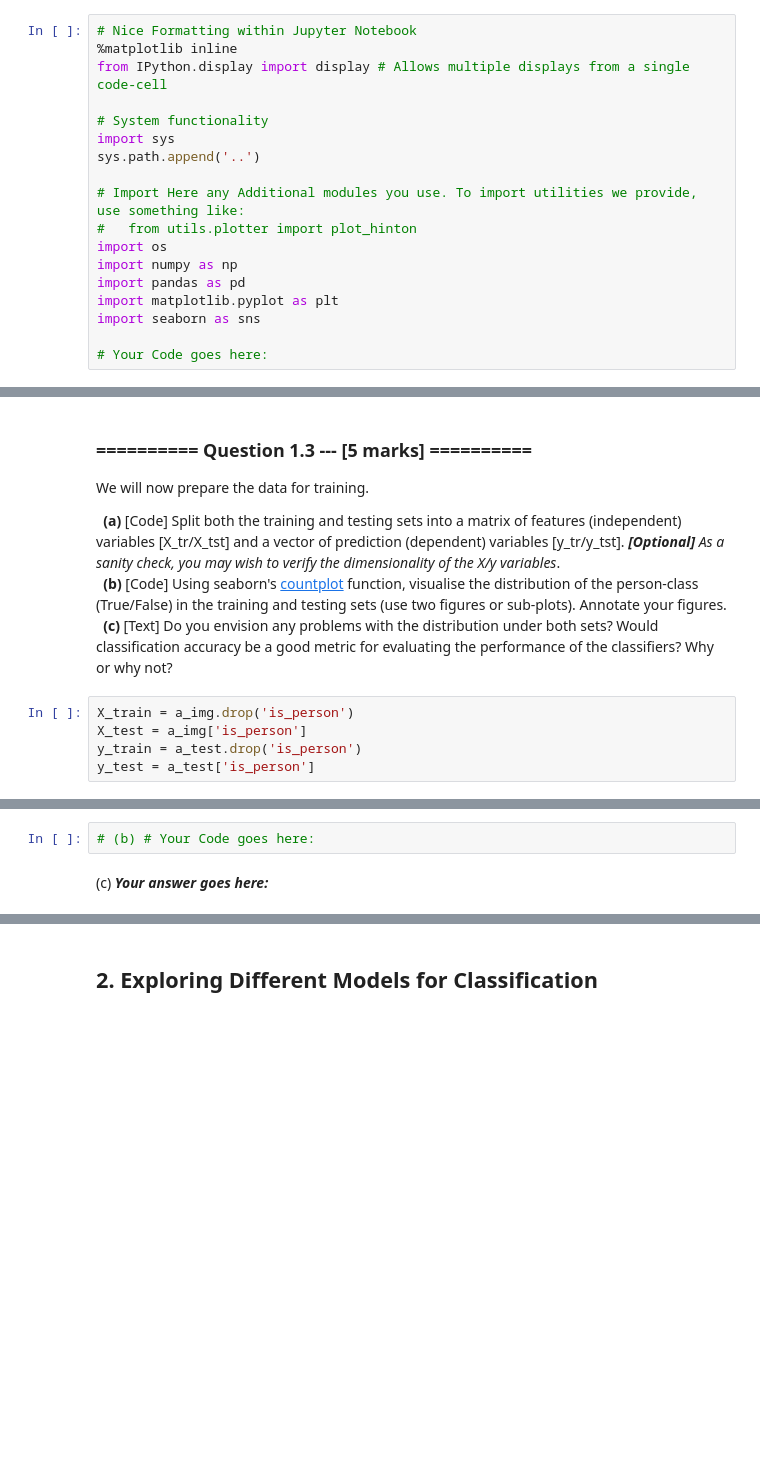
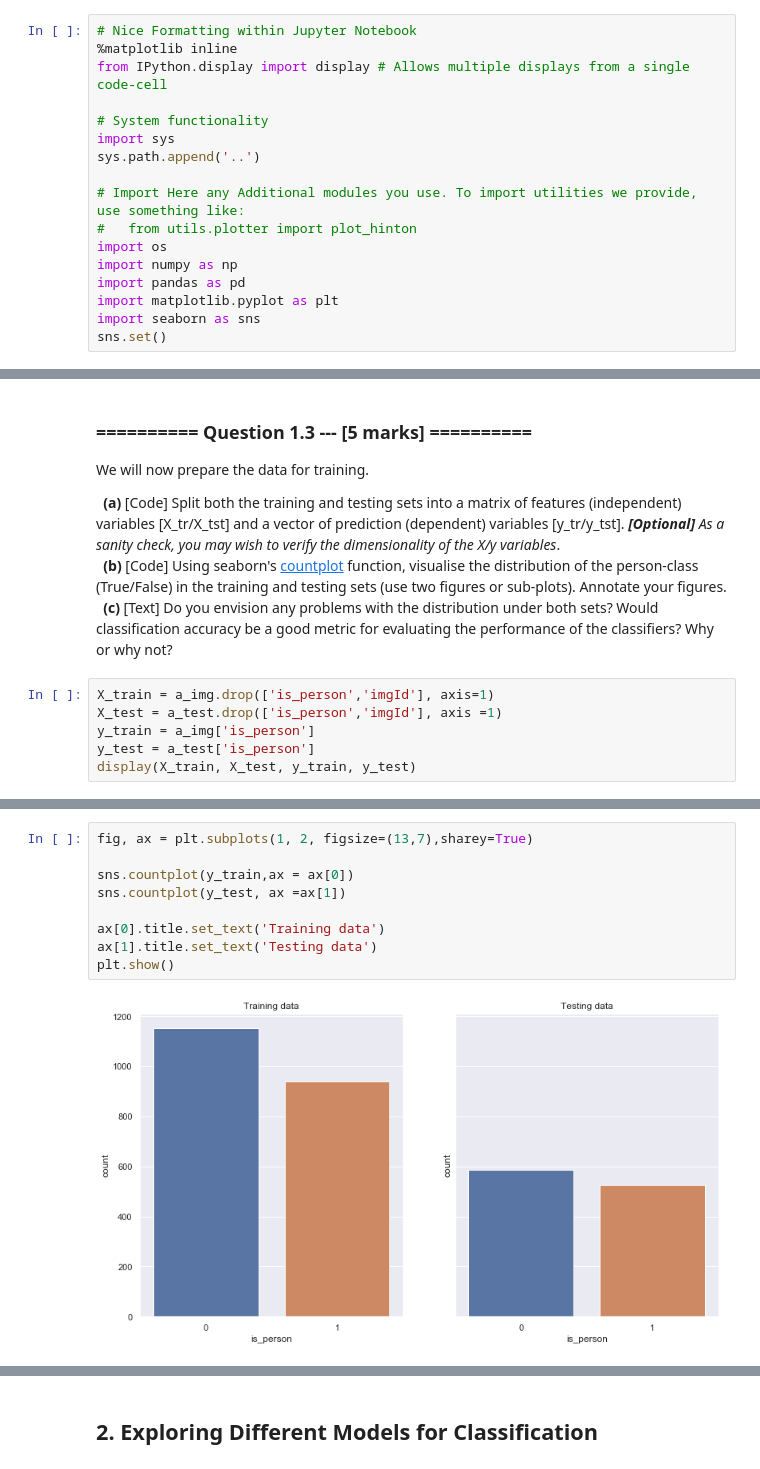
Before and after one commit to aadulan/iaml2018, a Jupyter notebook: Assignments/03_A_ObjectRecognition.ipynb, the cells around one changed output, grey strips where cells are left out. Cells and saved outputs as stored; diff of their text form; blank space fills up the shorter version.

```diff
--- a/Assignments/03_A_ObjectRecognition.ipynb
+++ b/Assignments/03_A_ObjectRecognition.ipynb
@@ -106,8 +106,7 @@ import numpy as np
 import pandas as pd
 import matplotlib.pyplot as plt
 import seaborn as sns
-
-# Your Code goes here:
+sns.set()
 # %% [markdown]
 ## Description of the dataset
 In this assignment our goal is to recognize objects in images of realistic scenes. There are 19 different classes of object e.g. person, dog, cat, car, etc. The dataset derives from several thousands photographs harvested from the web. Each object of a relevant class has been manually annotated with a bounding box. Images can contain none, one or multiple objects of each class. We have prepared a [website](http://www.inf.ed.ac.uk/teaching/courses/iaml/2014/assts/asst3/images.html) where you can view the images.
@@ -240,8 +239,9 @@ We will now prepare the data for training.
 &nbsp;&nbsp;**(b)** [Code] Using seaborn's [countplot](https://seaborn.github.io/generated/seaborn.countplot.html?highlight=countplot#seaborn.countplot) function, visualise the distribution of the person-class (True/False) in the training and testing sets (use two figures or sub-plots). Annotate your figures.<br>
 &nbsp;&nbsp;**(c)** [Text] Do you envision any problems with the distribution under both sets? Would classification accuracy be a good metric for evaluating the performance of the classifiers? Why or why not?
 # %%
-X_train = a_img.drop('is_person')
-X_test = a_img['is_person']
-y_train = a_test.drop('is_person')
+X_train = a_img.drop(['is_person','imgId'], axis=1)
+X_test = a_test.drop(['is_person','imgId'], axis =1)
+y_train = a_img['is_person']
 y_test = a_test['is_person']
+display(X_train, X_test, y_train, y_test)
 # %% [output]
@@ -249,4 +318,11 @@ SyntaxError: invalid syntax (<ipython-input-43-014f5430e4af>, line 3)
-# %%
-# (b) # Your Code goes here:
-# %% [markdown]
-(c) ***Your answer goes here:***
+# %%
+fig, ax = plt.subplots(1, 2, figsize=(13,7),sharey=True)
+
+sns.countplot(y_train,ax = ax[0])
+sns.countplot(y_test, ax =ax[1])
+
+ax[0].title.set_text('Training data')
+ax[1].title.set_text('Testing data')
+plt.show()
+# %% [output]
+[figure, added]
```
Also changed, not shown: parts of 8 cells of this notebook.
